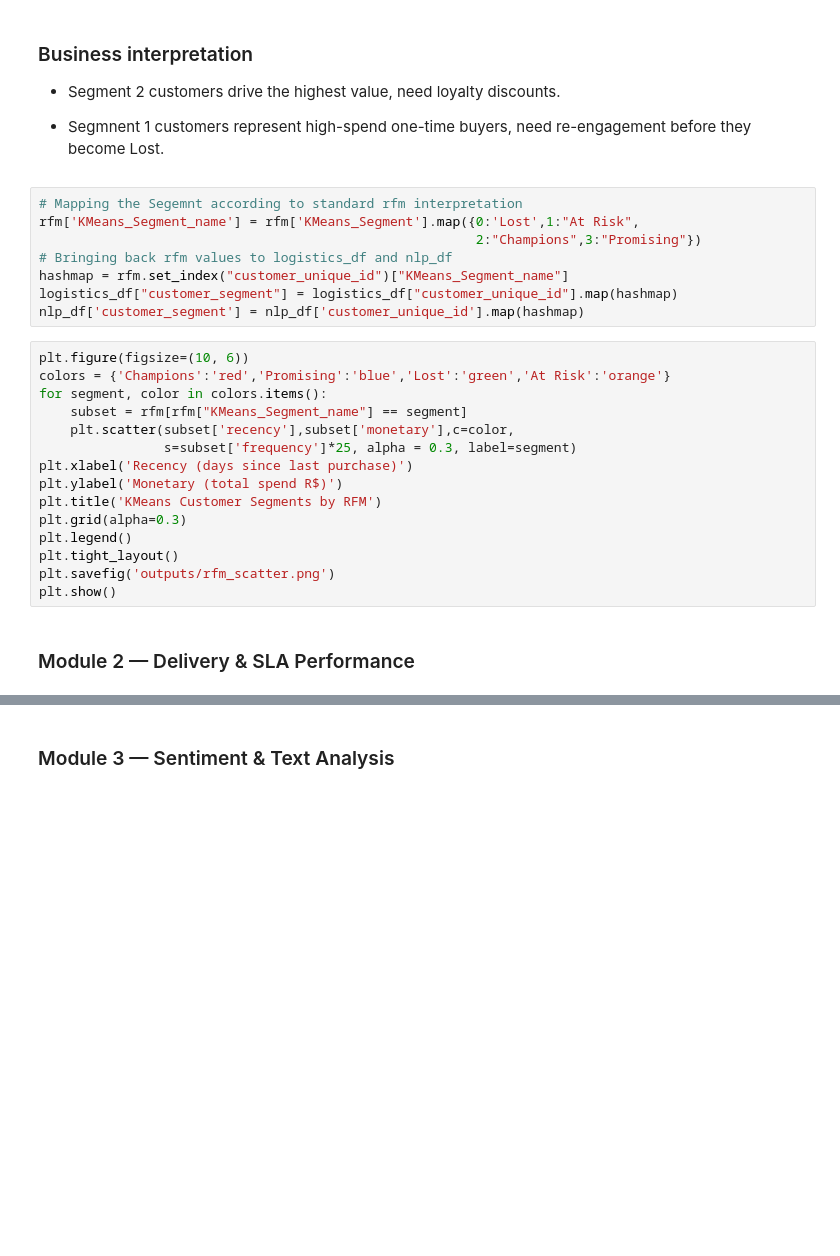
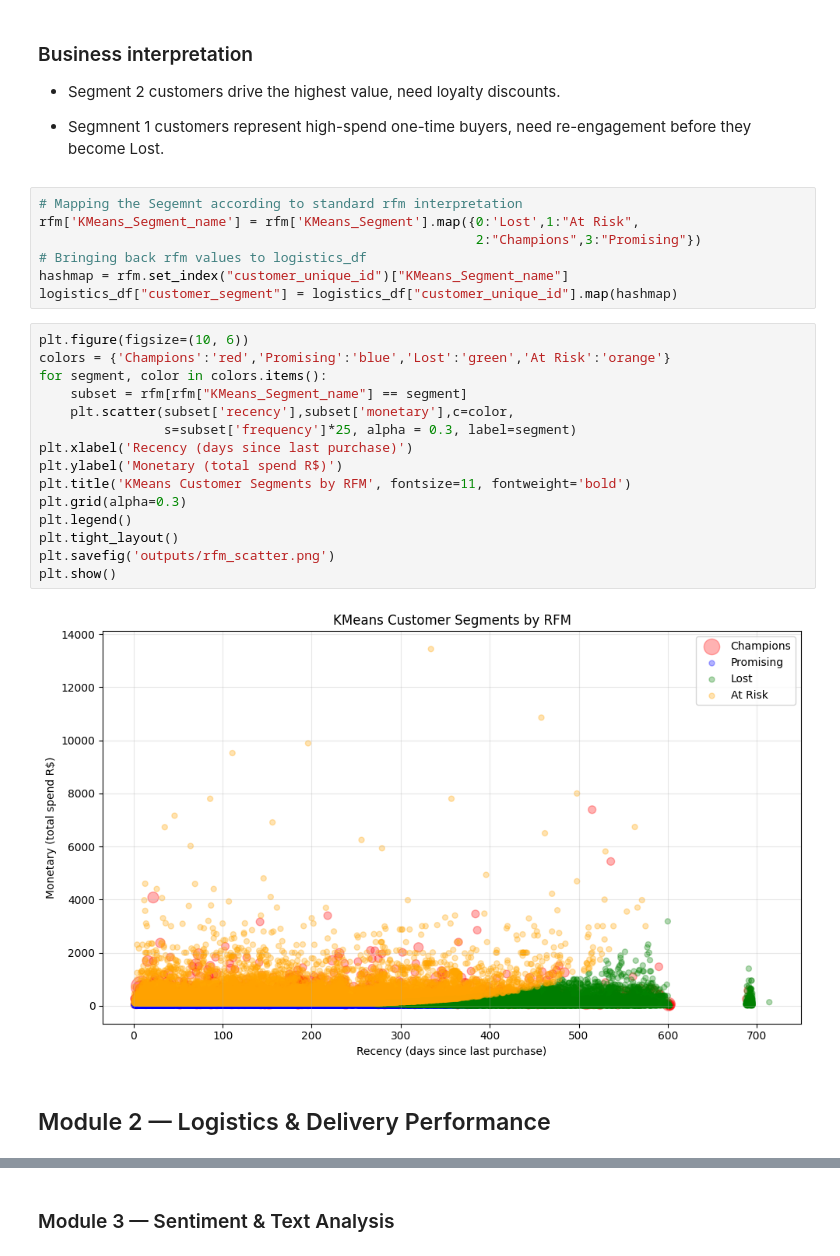
Before and after one commit to aguchhait-stack/olist-supply-chain-analytics, a Jupyter notebook: notebook.ipynb, the cells around one changed output, grey strips where cells are left out. Saved outputs shown, nothing was run; the diff lists cells and outputs as text; blank space fills up the shorter version.

```diff
--- a/notebook.ipynb
+++ b/notebook.ipynb
@@ -494,24 +544,25 @@ print(round(rfm.groupby('KMeans_Segment')[['recency','frequency','monetary']].me
 # Mapping the Segemnt according to standard rfm interpretation
 rfm['KMeans_Segment_name'] = rfm['KMeans_Segment'].map({0:'Lost',1:"At Risk",
                                                         2:"Champions",3:"Promising"})
-# Bringing back rfm values to logistics_df and nlp_df
+# Bringing back rfm values to logistics_df
 hashmap = rfm.set_index("customer_unique_id")["KMeans_Segment_name"]
 logistics_df["customer_segment"] = logistics_df["customer_unique_id"].map(hashmap)
-nlp_df['customer_segment'] = nlp_df['customer_unique_id'].map(hashmap)
 # %%
 plt.figure(figsize=(10, 6))
 colors = {'Champions':'red','Promising':'blue','Lost':'green','At Risk':'orange'}
 for segment, color in colors.items():
     subset = rfm[rfm["KMeans_Segment_name"] == segment]
     plt.scatter(subset['recency'],subset['monetary'],c=color,
                 s=subset['frequency']*25, alpha = 0.3, label=segment)
 plt.xlabel('Recency (days since last purchase)')
 plt.ylabel('Monetary (total spend R$)')
-plt.title('KMeans Customer Segments by RFM')
+plt.title('KMeans Customer Segments by RFM', fontsize=11, fontweight='bold')
 plt.grid(alpha=0.3)
 plt.legend()
 plt.tight_layout()
 plt.savefig('outputs/rfm_scatter.png')
 plt.show()
+# %% [output]
+[figure, added]
 # %% [markdown]
-### Module 2 — Delivery & SLA Performance
+## Module 2 — Logistics & Delivery Performance
```
Also changed, not shown: parts of 37 cells of this notebook, 7 other files.
